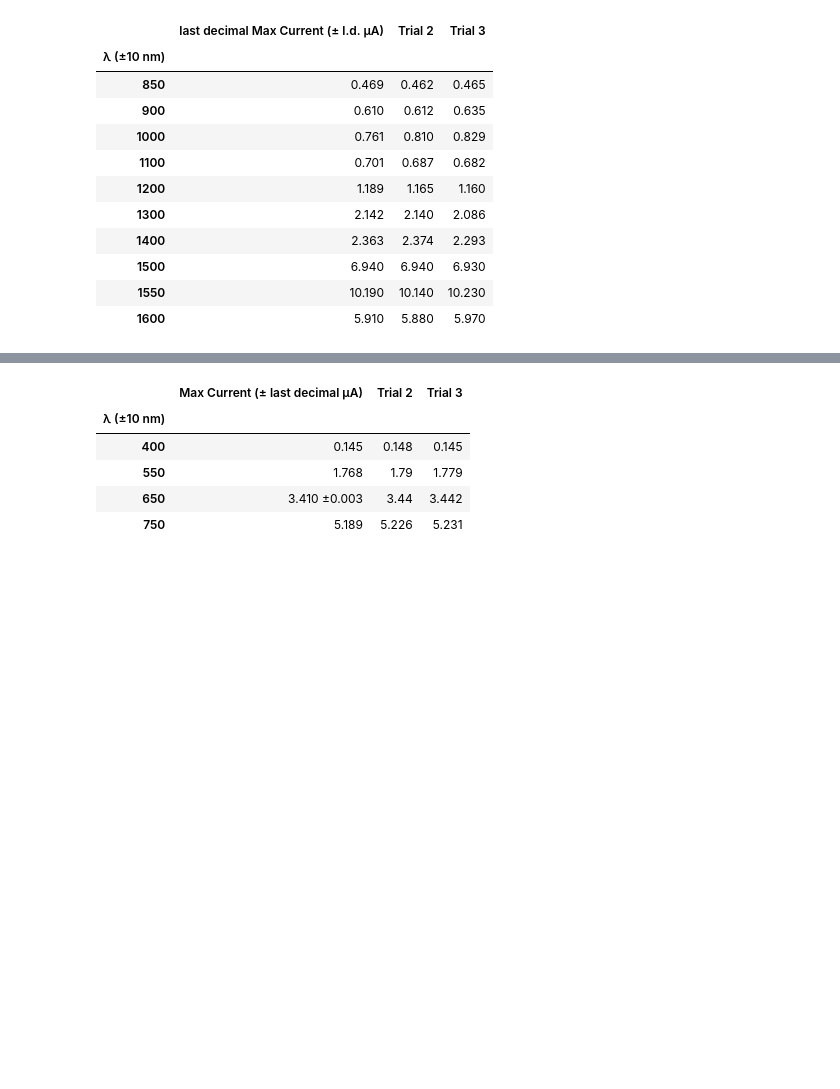
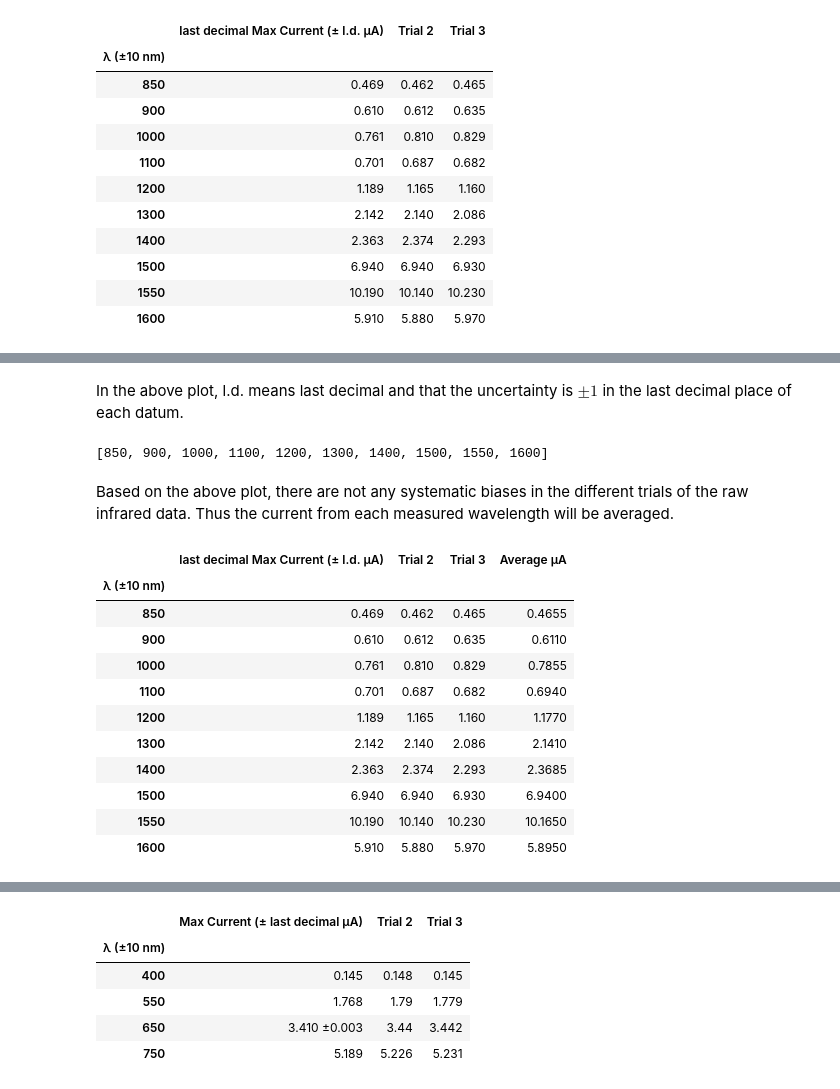
Before and after one commit to MarcosP7635/Ay105, a Jupyter notebook: Lab1.ipynb, the cells around one changed output, grey strips where cells are left out. Cells and saved outputs as stored; diff of their text form; code cells hidden in the pictures; blank space fills up the shorter version.

```diff
--- a/Lab1.ipynb
+++ b/Lab1.ipynb
@@ -387,0 +230,28 @@ def plot_planck(T):
+# %% [markdown]
+In the above plot, l.d. means last decimal and that the uncertainty is $\pm1$ in the last decimal place of each datum.
+# %%
+T = 2800
+wavelengths = [int(x) for x in IR_data_numeric.index]
+radiances = [float(B(T, l, True)) for l in wavelengths]
+wavelengths
+# %% [output]
+[850, 900, 1000, 1100, 1200, 1300, 1400, 1500, 1550, 1600]
+# %% [markdown]
+Based on the above plot, there are not any systematic biases in the different trials of the raw infrared data. Thus the current from each measured wavelength will be averaged.
+# %%
+IR_data_numeric["Average μA"] = [np.average(IR_data_numeric.iloc[lam,:-1])
+                              for lam in range(IR_data_numeric.shape[0])]
+IR_data_numeric
+# %% [output]
+|  | last decimal Max Current (± l.d. μA) | Trial 2 | Trial 3 | Average μA |
+| λ (±10 nm) |  |  |  |  |
+| 850 | 0.469 | 0.462 | 0.465 | 0.4655 |
+| 900 | 0.610 | 0.612 | 0.635 | 0.6110 |
+| 1000 | 0.761 | 0.810 | 0.829 | 0.7855 |
+| 1100 | 0.701 | 0.687 | 0.682 | 0.6940 |
+| 1200 | 1.189 | 1.165 | 1.160 | 1.1770 |
+| 1300 | 2.142 | 2.140 | 2.086 | 2.1410 |
+| 1400 | 2.363 | 2.374 | 2.293 | 2.3685 |
+| 1500 | 6.940 | 6.940 | 6.930 | 6.9400 |
+| 1550 | 10.190 | 10.140 | 10.230 | 10.1650 |
+| 1600 | 5.910 | 5.880 | 5.970 | 5.8950 |
```
Also changed, not shown: parts of 26 cells of this notebook, 5 other files.
